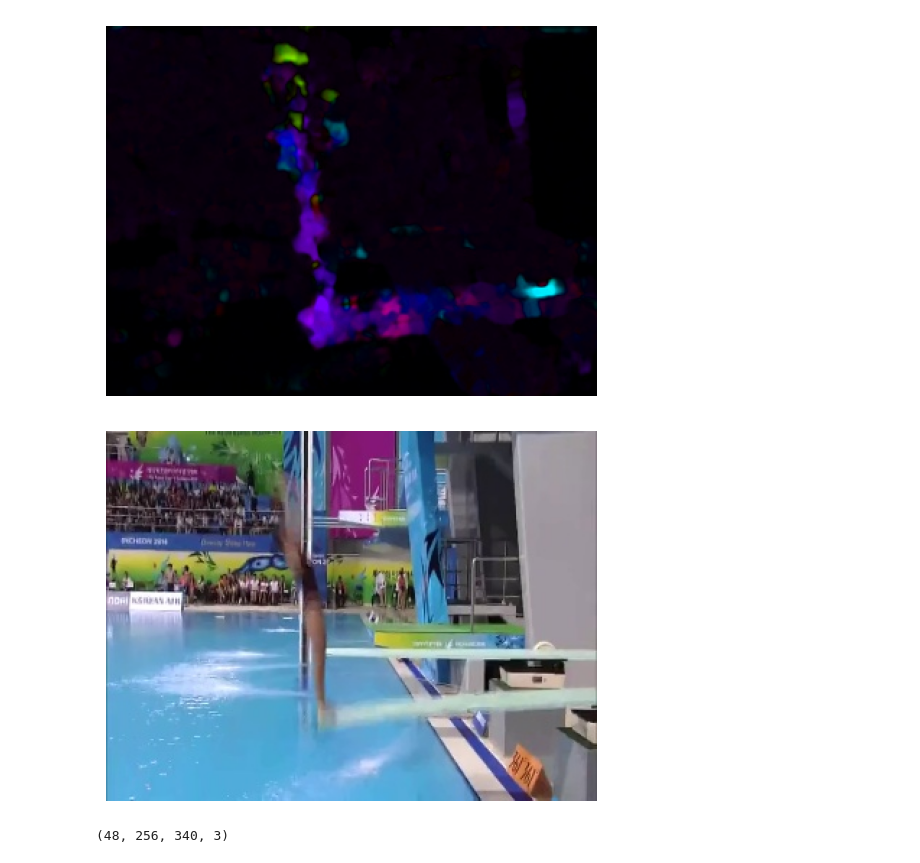
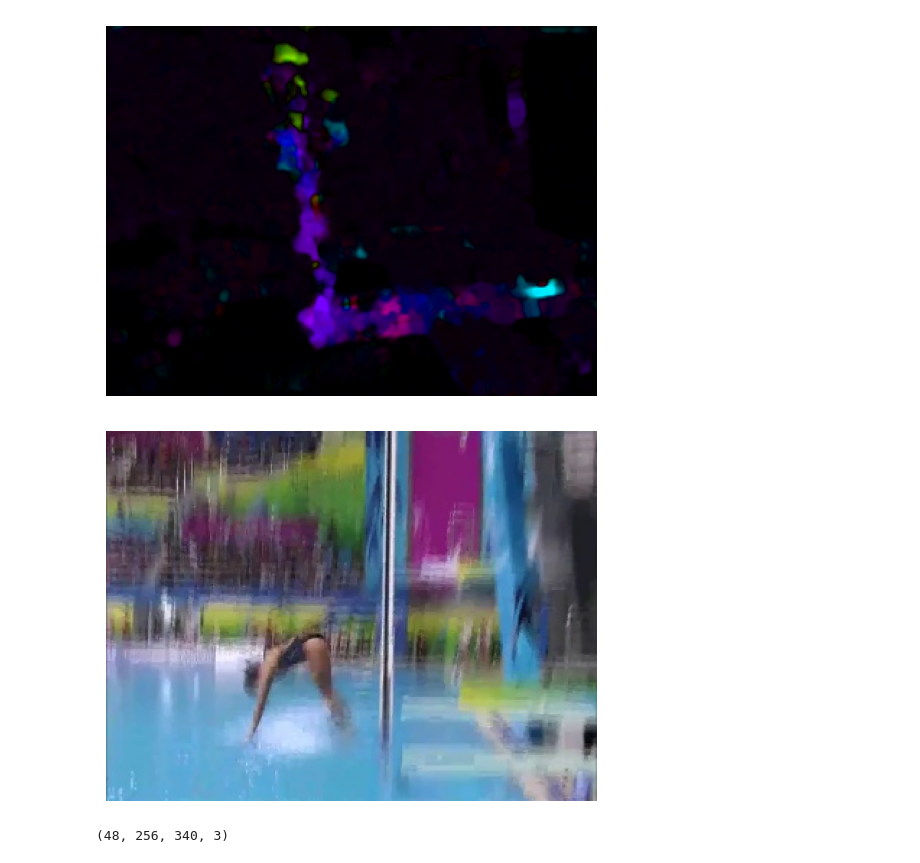
Before and after one commit to sirTomasson/diveslowlearnfast, a Jupyter notebook: notebooks/OGL.ipynb, the cells around one changed output. Saved outputs shown, nothing was run; the diff lists cells and outputs as text; code cells hidden in the pictures.

```diff
--- a/notebooks/OGL.ipynb
+++ b/notebooks/OGL.ipynb
@@ -104,12 +104,12 @@ plt.show()
 # %% [output]
 [figure]
 # %%
-frame = Image.open(os.path.join(video_dir, f'img_{1:05d}.jpg'))
+frame = Image.open(os.path.join(video_dir, f'img_{24:05d}.jpg'))
 plt.imshow(frame)
 plt.axis('off')
 plt.show()
 # %% [output]
-[figure, old version]
+[figure, new version]
 # %%
 flow_video = dlf.read_flow(video_meta, cfg.DATA.DATASET_PATH, 'rgb')
 flow_video.shape
```
Also changed, not shown: parts of 67 cells of this notebook, 4 other files.
